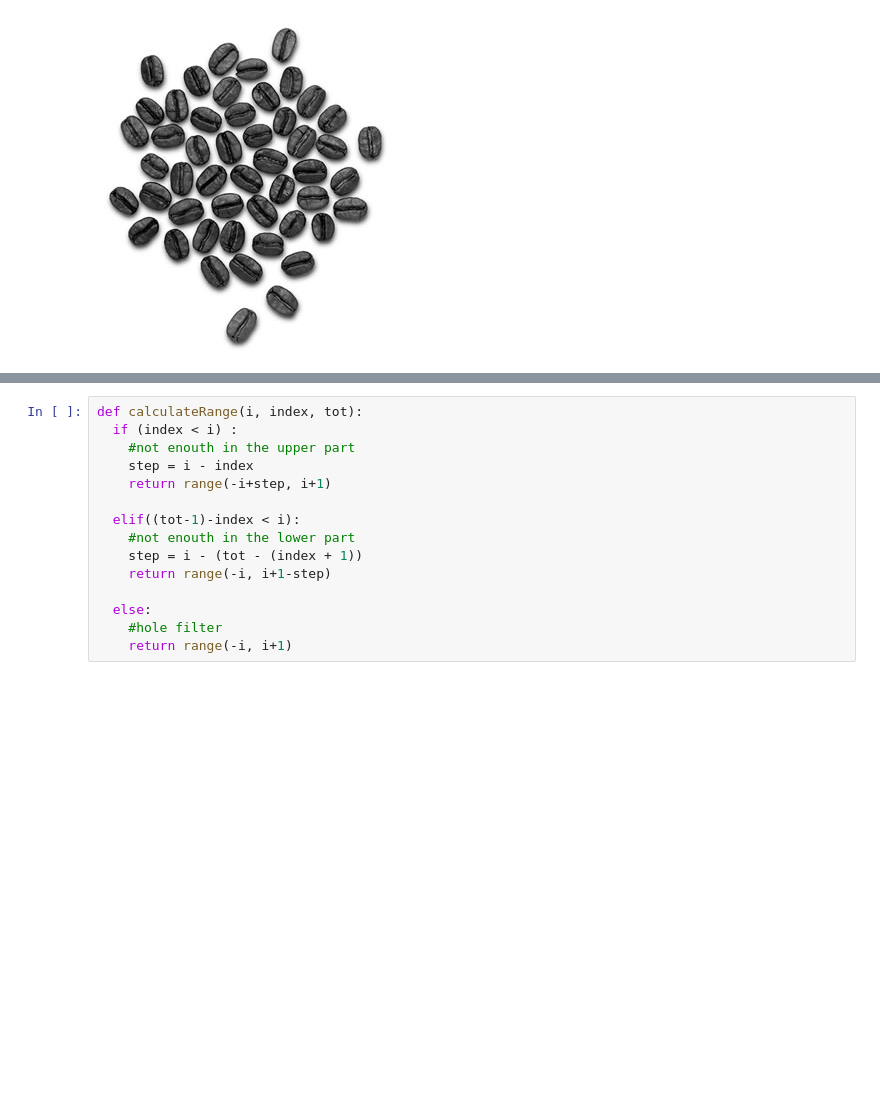
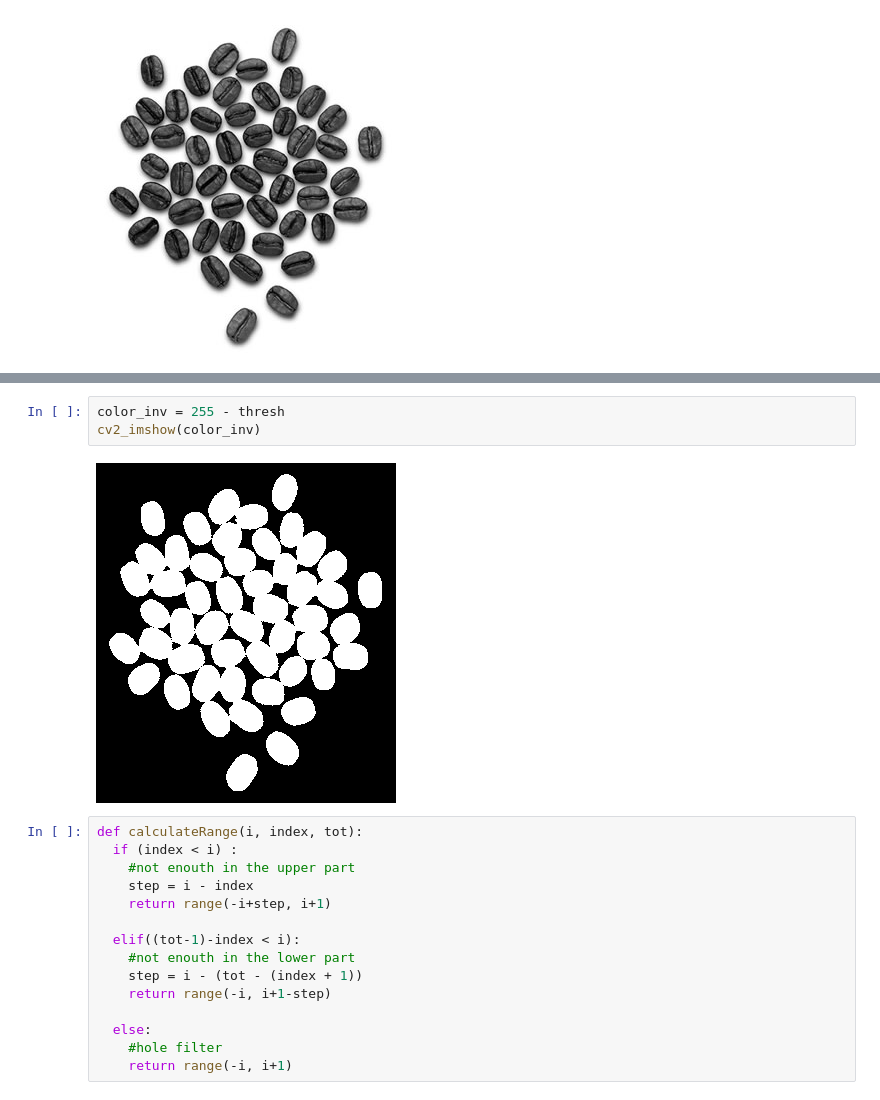
Before and after one commit to sofiamartellozzo/Image_Analysis, a Jupyter notebook: Ex_segmentation/Ex2_coffe.ipynb, the cells around one changed output, grey strips where cells are left out. Saved outputs shown, nothing was run; the diff lists cells and outputs as text; blank space fills up the shorter version.

```diff
--- a/Ex_segmentation/Ex2_coffe.ipynb
+++ b/Ex_segmentation/Ex2_coffe.ipynb
@@ -24,3 +41,8 @@ cv2_imshow(thresh)
+# %%
+color_inv = 255 - thresh
+cv2_imshow(color_inv)
+# %% [output]
+[figure, added]
 # %%
 def calculateRange(i, index, tot):
   if (index < i) :
```
Also changed, not shown: parts of 19 cells of this notebook, 2 other files.
